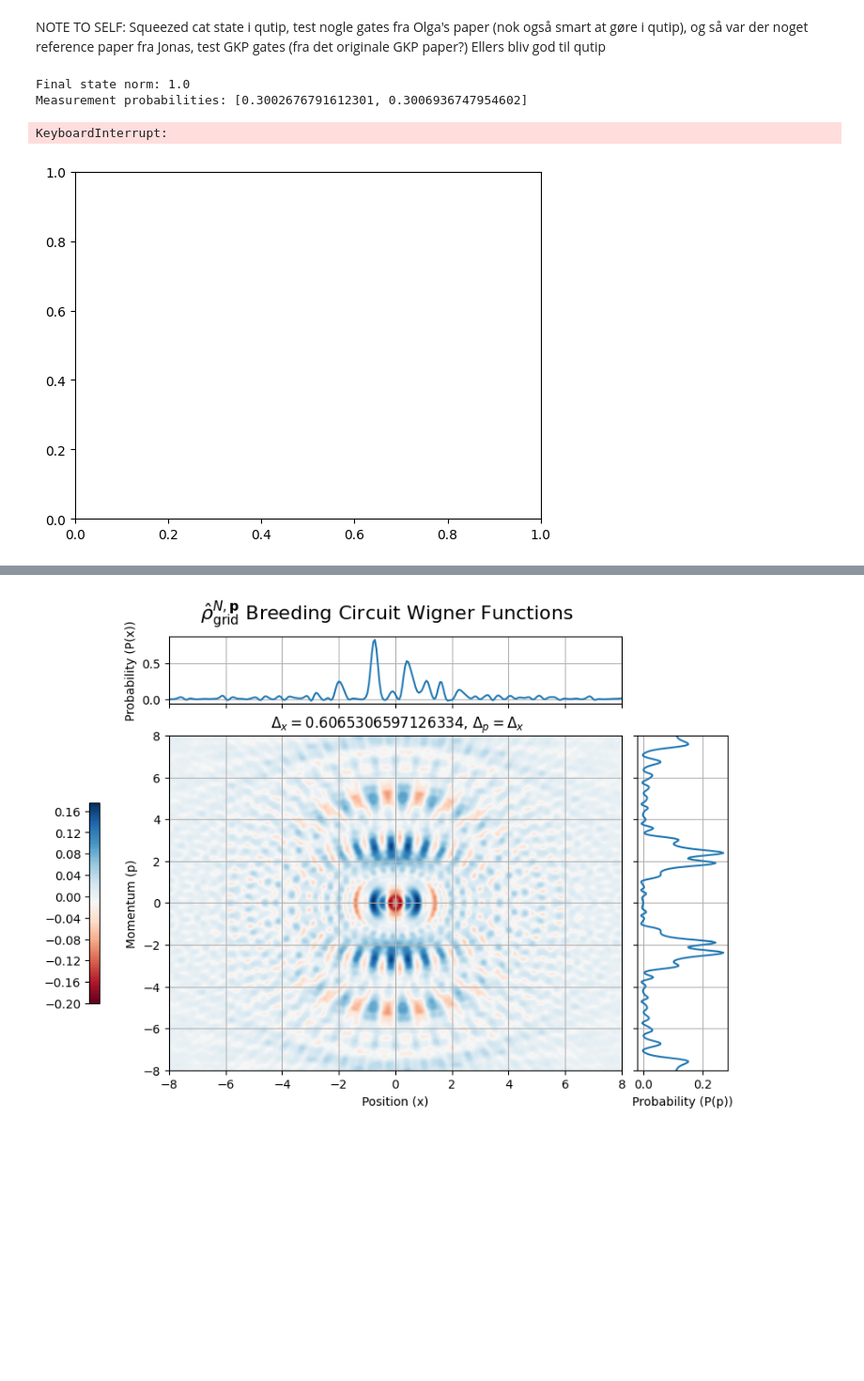
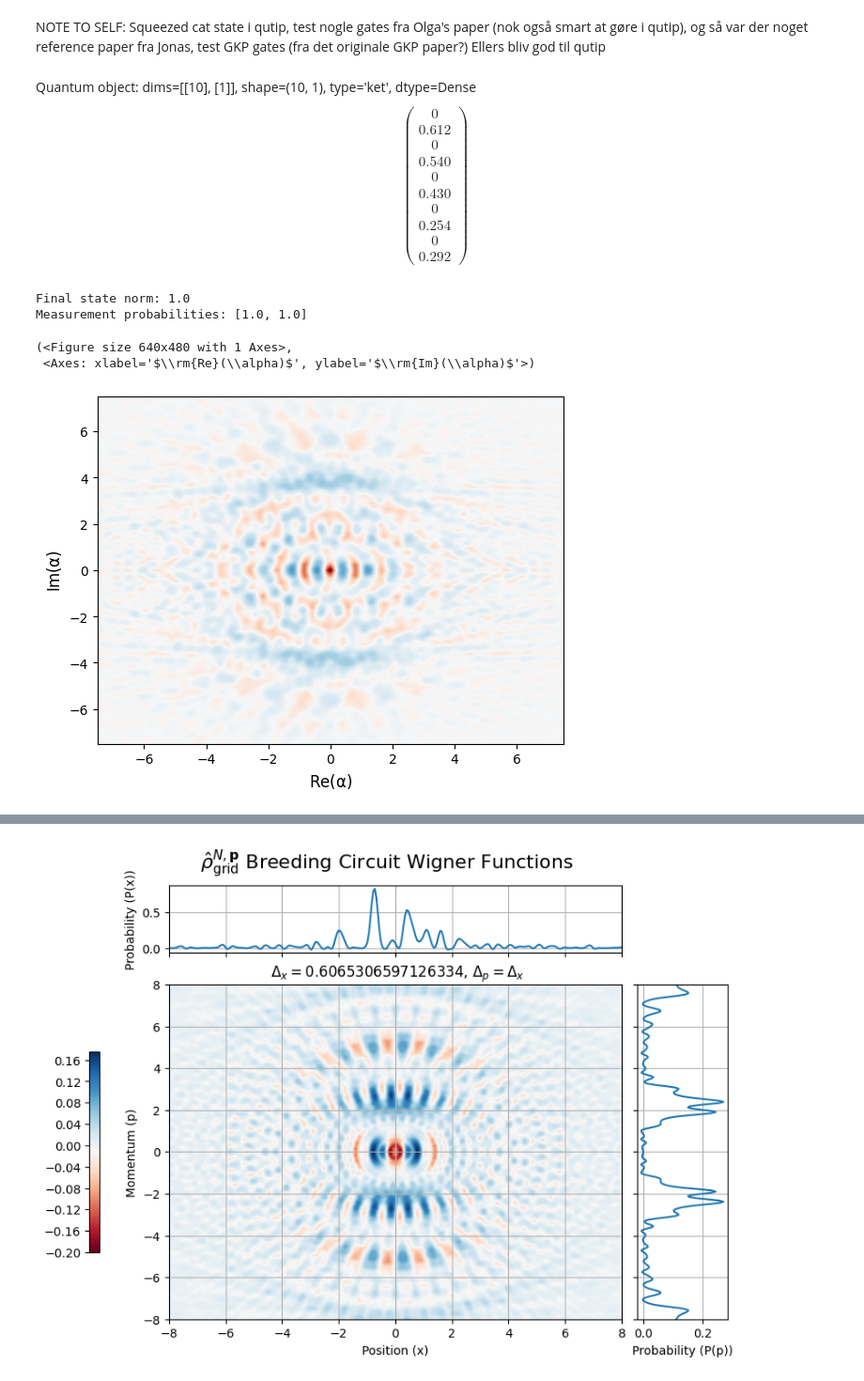
Before and after one commit to lhdarboe/Quantum-Information-Science-Project, a Jupyter notebook: alex_breeding_circuit.ipynb, the cells around one changed output, grey strips where cells are left out. Shown at 94% size. Saved outputs shown, nothing was run; the diff lists cells and outputs as text; code cells hidden in the pictures; blank space fills up the shorter version.

```diff
--- a/alex_breeding_circuit.ipynb
+++ b/alex_breeding_circuit.ipynb
@@ -8,8 +8,8 @@ import sympy as sp
 NOTE TO SELF: Squeezed cat state i qutip, test nogle gates fra Olga's paper (nok også smart at gøre i qutip), og så var der noget reference paper fra Jonas, test GKP gates (fra det originale GKP paper?) Ellers bliv god til qutip
 # %%
 hbar = 1
-x = np.linspace(-8,8, 300)
-p = np.linspace(-8,8, 300)
+x = np.linspace(-8,8, 100)
+p = np.linspace(-8,8, 100)
 
 def a(N):
     """Create the annihilation operator for a harmonic oscillator."""
@@ -85,6 +85,7 @@ def breeding(N, n, alphas=None, rs=None, ks=None, p_measured=0):
     states = [sq_cat_state(N, ks[i], alphas[i], rs[i]) for i in range(n)]
 
     current_state = states[0].state()
+    display(current_state)
     measurement_probs = []
 
     for i in range(n-1):
@@ -93,37 +94,39 @@ def breeding(N, n, alphas=None, rs=None, ks=None, p_measured=0):
 
         # Measure mode 2 in p=p_measured
         p_state = qt.momentum(N, p_measured)
         projector = qt.tensor(qt.qeye(N), p_state.dag())
         unnormalized = projector * output_state
         prob = unnormalized.norm()**2
         measurement_probs.append(min(prob, 1.0))
 
         if prob < 1e-8:
             print(f"Warning: Near-zero probability at step {i}")
             return None, measurement_probs
 
         current_state = (unnormalized / np.sqrt(prob)).unit()
 
     return current_state, measurement_probs
 
 # Parameters
-N = 30
+N = 10
 alphas = [1.0, 1.0, 1.0]    # Three coherent states
 rs = [-0.5, -0.5, -0.5]
 ks = [1,1,1]    # Parities
 
 # Run breeding protocol
 final_state, probs = breeding(N, 3, alphas, rs)
 
 # Results
 print(f"Final state norm: {final_state.norm()}")
 print(f"Measurement probabilities: {probs}")
 qt.plot_wigner(final_state)  # Visualize the final state
 # %% [output]
+Quantum object: dims=[[10], [1]], shape=(10, 1), type='ket', dtype=Dense$$\left(\begin{array}{cc}0\\0.612\\0\\0.540\\0\\0.430\\0\\0.254\\0\\0.292\end{array}\right)$$
 Final state norm: 1.0
-Measurement probabilities: [0.3002676791612301, 0.3006936747954602]
+Measurement probabilities: [1.0, 1.0]
-KeyboardInterrupt:
+(<Figure size 640x480 with 1 Axes>,
+ <Axes: xlabel='$\\rm{Re}(\\alpha)$', ylabel='$\\rm{Im}(\\alpha)$'>)
-[figure, old version]
+[figure, new version]
 # %%
 from tqdm.notebook import tqdm  # For Jupyter notebooks
 # from tqdm import tqdm  # For non-notebook environments
```
Also changed, not shown: parts of 2 cells of this notebook, 2 other files.
